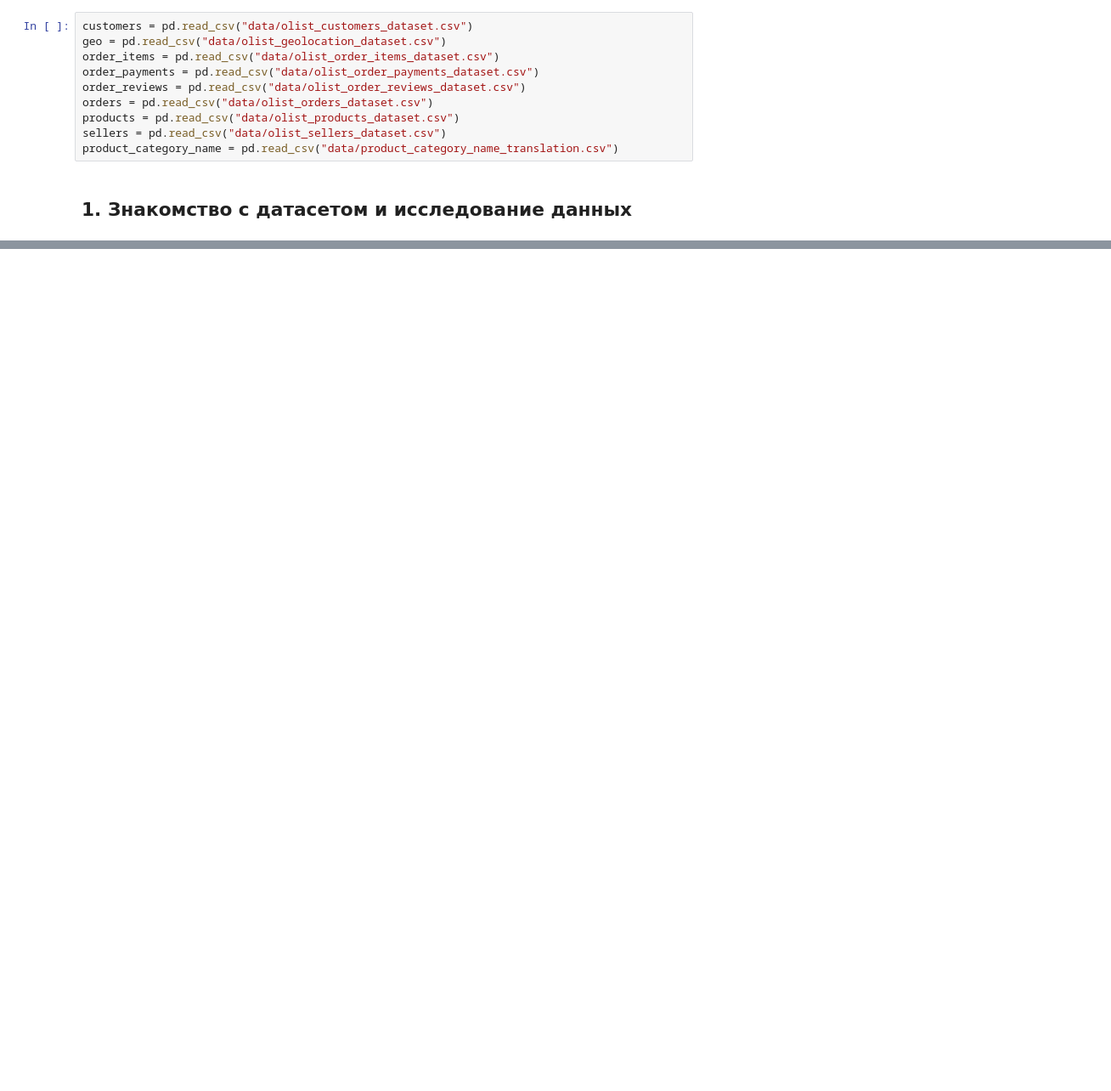
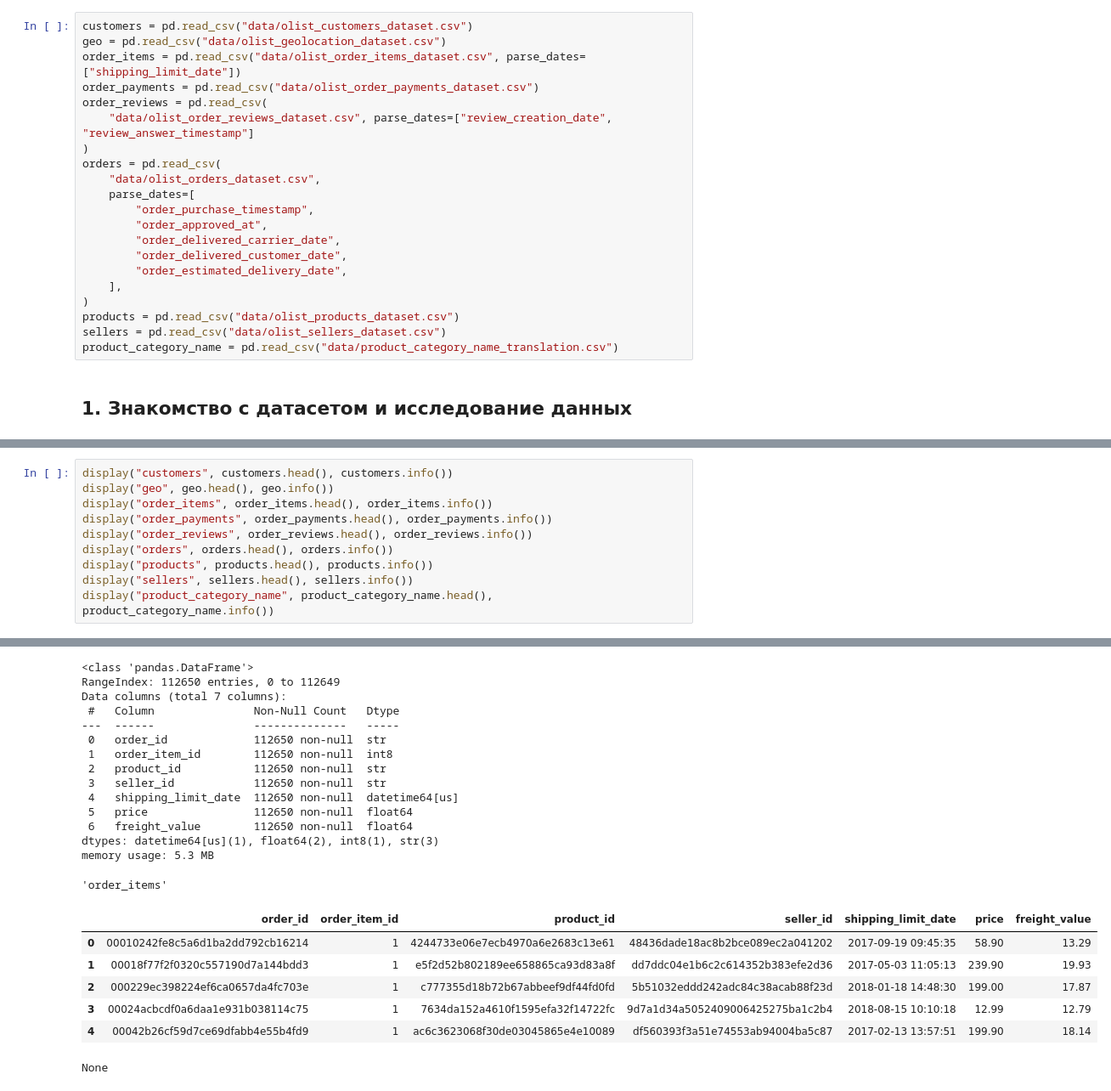
Before and after one commit to trineevkirill/brazillian_ecom, a Jupyter notebook: brazilian ecommerce.ipynb, the cells around one changed output, grey strips where cells are left out. Shown at 85% size. Cells and saved outputs as stored; diff of their text form; blank space fills up the shorter version.

```diff
--- a/brazilian ecommerce.ipynb
+++ b/brazilian ecommerce.ipynb
@@ -14,10 +14,21 @@ pd.set_option('display.float_format', '{:.2f}'.format)
 # %%
 customers = pd.read_csv("data/olist_customers_dataset.csv")
 geo = pd.read_csv("data/olist_geolocation_dataset.csv")
-order_items = pd.read_csv("data/olist_order_items_dataset.csv")
+order_items = pd.read_csv("data/olist_order_items_dataset.csv", parse_dates=["shipping_limit_date"])
 order_payments = pd.read_csv("data/olist_order_payments_dataset.csv")
-order_reviews = pd.read_csv("data/olist_order_reviews_dataset.csv")
-orders = pd.read_csv("data/olist_orders_dataset.csv")
+order_reviews = pd.read_csv(
+    "data/olist_order_reviews_dataset.csv", parse_dates=["review_creation_date", "review_answer_timestamp"]
+)
+orders = pd.read_csv(
+    "data/olist_orders_dataset.csv",
+    parse_dates=[
+        "order_purchase_timestamp",
+        "order_approved_at",
+        "order_delivered_carrier_date",
+        "order_delivered_customer_date",
+        "order_estimated_delivery_date",
+    ],
+)
 products = pd.read_csv("data/olist_products_dataset.csv")
 sellers = pd.read_csv("data/olist_sellers_dataset.csv")
 product_category_name = pd.read_csv("data/product_category_name_translation.csv")
@@ -25,0 +88,11 @@ product_category_name = pd.read_csv("data/product_category_name_translation.csv"
+# %%
+display("customers", customers.head(), customers.info())
+display("geo", geo.head(), geo.info())
+display("order_items", order_items.head(), order_items.info())
+display("order_payments", order_payments.head(), order_payments.info())
+display("order_reviews", order_reviews.head(), order_reviews.info())
+display("orders", orders.head(), orders.info())
+display("products", products.head(), products.info())
+display("sellers", sellers.head(), sellers.info())
+display("product_category_name", product_category_name.head(), product_category_name.info())
+# %% [output]
@@ -25,0 +139,22 @@ product_category_name = pd.read_csv("data/product_category_name_translation.csv"
+<class 'pandas.DataFrame'>
+RangeIndex: 112650 entries, 0 to 112649
+Data columns (total 7 columns):
+ #   Column               Non-Null Count   Dtype
+---  ------               --------------   -----
+ 0   order_id             112650 non-null  str
+ 1   order_item_id        112650 non-null  int8
+ 2   product_id           112650 non-null  str
+ 3   seller_id            112650 non-null  str
+ 4   shipping_limit_date  112650 non-null  datetime64[us]
+ 5   price                112650 non-null  float64
+ 6   freight_value        112650 non-null  float64
+dtypes: datetime64[us](1), float64(2), int8(1), str(3)
+memory usage: 5.3 MB
+'order_items'
+|  | order_id | order_item_id | product_id | seller_id | shipping_limit_date | price | freight_value |
+| 0 | 00010242fe8c5a6d1ba2dd792cb16214 | 1 | 4244733e06e7ecb4970a6e2683c13e61 | 48436dade18ac8b2bce089ec2a041202 | 2017-09-19 09:45:35 | 58.90 | 13.29 |
+| 1 | 00018f77f2f0320c557190d7a144bdd3 | 1 | e5f2d52b802189ee658865ca93d83a8f | dd7ddc04e1b6c2c614352b383efe2d36 | 2017-05-03 11:05:13 | 239.90 | 19.93 |
+| 2 | 000229ec398224ef6ca0657da4fc703e | 1 | c777355d18b72b67abbeef9df44fd0fd | 5b51032eddd242adc84c38acab88f23d | 2018-01-18 14:48:30 | 199.00 | 17.87 |
+| 3 | 00024acbcdf0a6daa1e931b038114c75 | 1 | 7634da152a4610f1595efa32f14722fc | 9d7a1d34a5052409006425275ba1c2b4 | 2018-08-15 10:10:18 | 12.99 | 12.79 |
+| 4 | 00042b26cf59d7ce69dfabb4e55b4fd9 | 1 | ac6c3623068f30de03045865e4e10089 | df560393f3a51e74553ab94004ba5c87 | 2017-02-13 13:57:51 | 199.90 | 18.14 |
+None
```
Also changed, not shown: parts of 3 cells of this notebook.
